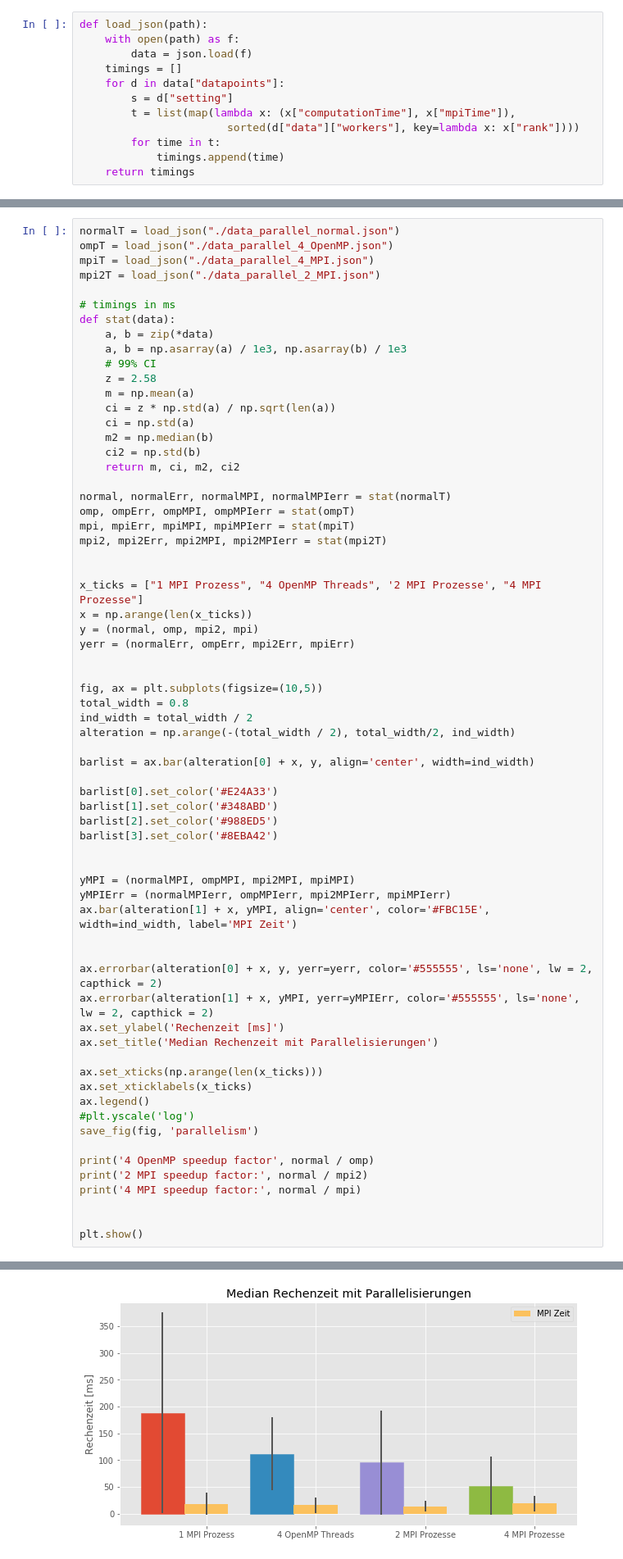
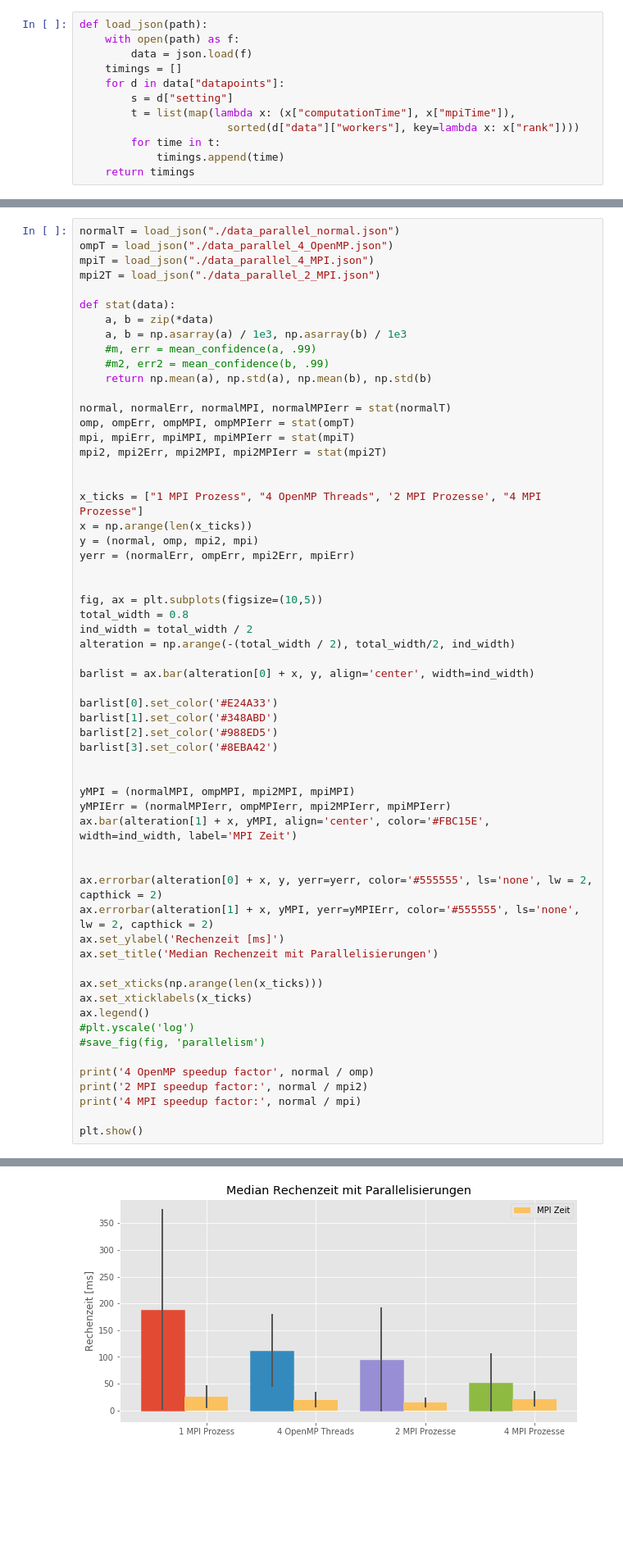
Before and after one commit to eragp/mandelbrot, a Jupyter notebook: eval/scalingGraph/Parallelism.ipynb, the cells around one changed output, grey strips where cells are left out. Shown: that part at 82% size. Drawn from its saved outputs; the diff is of its cells as text; blank space fills up the shorter version.

```diff
--- a/eval/scalingGraph/Parallelism.ipynb
+++ b/eval/scalingGraph/Parallelism.ipynb
@@ -30,18 +38,12 @@ ompT = load_json("./data_parallel_4_OpenMP.json")
 mpiT = load_json("./data_parallel_4_MPI.json")
 mpi2T = load_json("./data_parallel_2_MPI.json")
 
-# timings in ms
 def stat(data):
     a, b = zip(*data)
     a, b = np.asarray(a) / 1e3, np.asarray(b) / 1e3
-    # 99% CI
-    z = 2.58
-    m = np.mean(a)
-    ci = z * np.std(a) / np.sqrt(len(a))
-    ci = np.std(a)
-    m2 = np.median(b)
-    ci2 = np.std(b)
-    return m, ci, m2, ci2
+    #m, err = mean_confidence(a, .99)
+    #m2, err2 = mean_confidence(b, .99)
+    return np.mean(a), np.std(a), np.mean(b), np.std(b)
 
 normal, normalErr, normalMPI, normalMPIerr = stat(normalT)
 omp, ompErr, ompMPI, ompMPIerr = stat(ompT)
@@ -65,33 +67,32 @@ barlist = ax.bar(alteration[0] + x, y, align='center', width=ind_width)
 barlist[0].set_color('#E24A33')
 barlist[1].set_color('#348ABD')
 barlist[2].set_color('#988ED5')
 barlist[3].set_color('#8EBA42')
 
 
 yMPI = (normalMPI, ompMPI, mpi2MPI, mpiMPI)
 yMPIErr = (normalMPIerr, ompMPIerr, mpi2MPIerr, mpiMPIerr)
 ax.bar(alteration[1] + x, yMPI, align='center', color='#FBC15E', width=ind_width, label='MPI Zeit')
 
 
 ax.errorbar(alteration[0] + x, y, yerr=yerr, color='#555555', ls='none', lw = 2, capthick = 2)
 ax.errorbar(alteration[1] + x, yMPI, yerr=yMPIErr, color='#555555', ls='none', lw = 2, capthick = 2)
 ax.set_ylabel('Rechenzeit [ms]')
 ax.set_title('Median Rechenzeit mit Parallelisierungen')
 
 ax.set_xticks(np.arange(len(x_ticks)))
 ax.set_xticklabels(x_ticks)
 ax.legend()
 #plt.yscale('log')
-save_fig(fig, 'parallelism')
+#save_fig(fig, 'parallelism')
 
 print('4 OpenMP speedup factor', normal / omp)
 print('2 MPI speedup factor:', normal / mpi2)
 print('4 MPI speedup factor:', normal / mpi)
 
-
 plt.show()
 # %% [output]
 4 OpenMP speedup factor 1.6815741694295347
 2 MPI speedup factor: 1.9760826908076479
 4 MPI speedup factor: 3.5986739005757564
-[figure, old version]
+[figure, new version]
```
Also changed, not shown: parts of 5 cells of this notebook, 4 other files.
